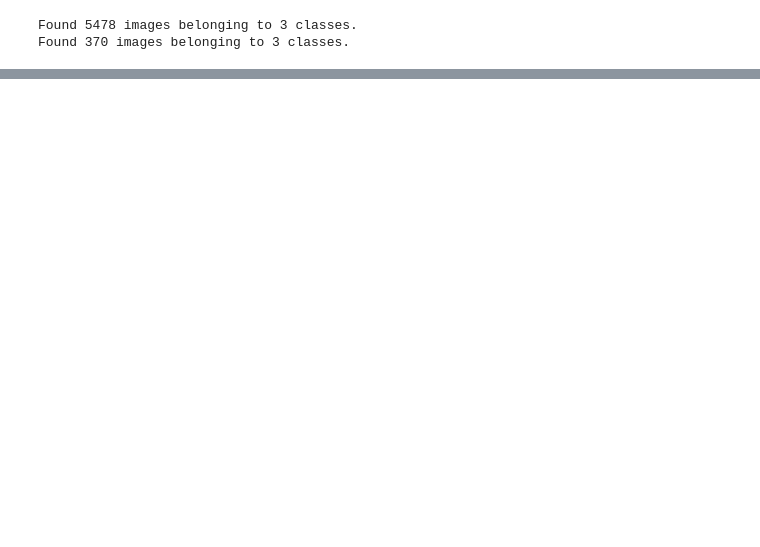
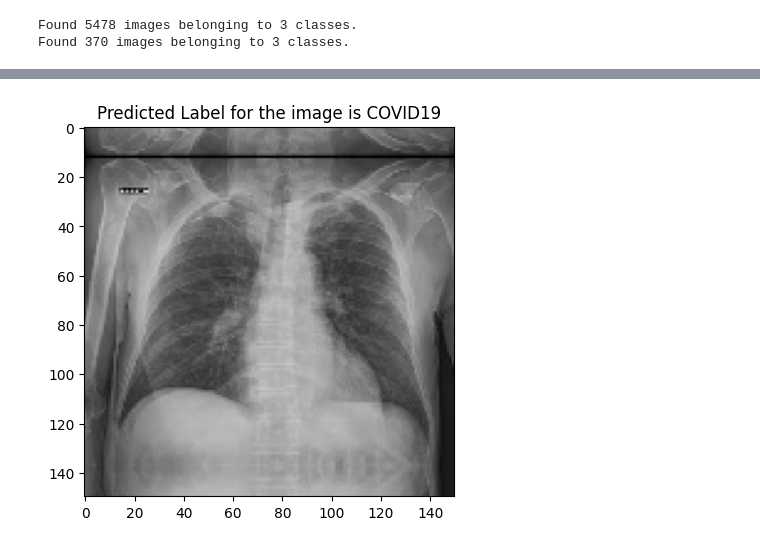
Before and after one commit to ArmstrongVo/VoTrongLuan.github.io, a Jupyter notebook: TRAINING.ipynb, the cells around one changed output, grey strips where cells are left out. Cells and saved outputs as stored; diff of their text form; code cells hidden in the pictures; blank space fills up the shorter version.

```diff
--- a/TRAINING.ipynb
+++ b/TRAINING.ipynb
@@ -131,0 +184,14 @@ NameError: ignored
+# %%
+img = load_img('/content/drive/MyDrive/DATA FOR AI/PNEUMONIA/TEST/COVID19/RX-torace-a-letto-del-paziente-in-unica-proiezione-AP-1-1_jpeg.rf.92fd561dfa745f546543382932594051.jpg',target_size=(150,150))
+plt.imshow(img)
+img = img_to_array(img)
+img = img.reshape(1,150,150,3)
+img = img.astype('float32')
+img /= 255
+prediction = model.predict(img).argmax()
+plt.title("Predicted Label for the image is {}".format(dudoan[prediction]))
+y_pred = model.predict(img)
+a = y_pred.max()
+a = a*100
+print(a, '%')
+# %% [output]
@@ -131,0 +201 @@ NameError: ignored
+[figure, added]
```
Also changed, not shown: parts of 12 cells of this notebook.
